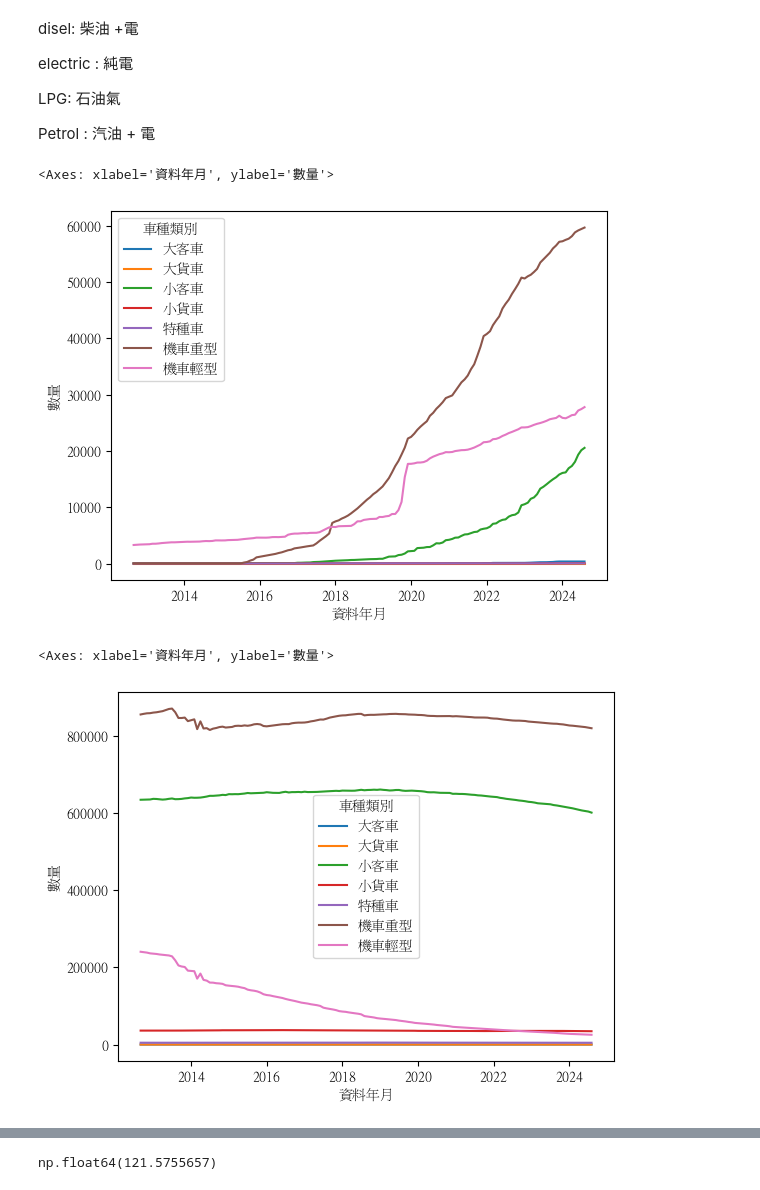
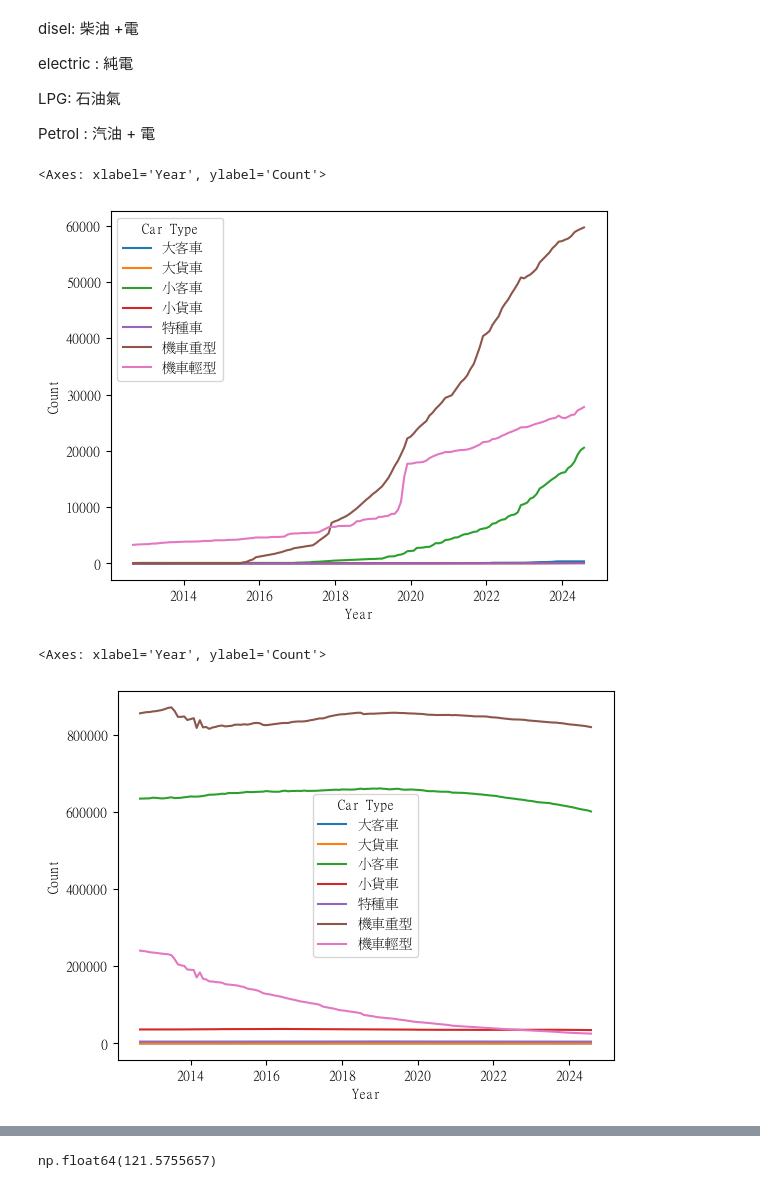
Before and after one commit to lilyleungch/erbscope99, a Jupyter notebook: data_cleansing/data_ploting.ipynb, the cells around one changed output, grey strips where cells are left out. Saved outputs shown, nothing was run; the diff lists cells and outputs as text; code cells hidden in the pictures.

```diff
--- a/data_cleansing/data_ploting.ipynb
+++ b/data_cleansing/data_ploting.ipynb
@@ -247,7 +238,8 @@ taipei_total.head()
-# %%
-taipei_type = taipei_total.set_index('燃料別')
+# %%
+taipei_total.head()
+taipei_total.rename(columns={'資料年月':'Year','縣市':'City','燃料別':'Fuel Type','車種類別':'Car Type', '數量':'Count'}, inplace = True)
 # %%
-taipei_total.index = pd.to_datetime(taipei_total['資料年月'],format = '%Y%m')
+taipei_total.index = pd.to_datetime(taipei_total['Year'],format = '%Y%m')
 # %%
 import matplotlib
 matplotlib.matplotlib_fname()
@@ -272,18 +264,18 @@ LPG: 石油氣
 
 Petrol : 汽油 + 電
 # %%
-taipei_electric_only = taipei_total[(taipei_total.燃料別 == '電能')]
-sns.lineplot(data = taipei_electric_only, x = taipei_electric_only.index, y = '數量', hue = '車種類別')
+taipei_electric_only = taipei_total[(taipei_total['Fuel Type'] == '電能')]
+sns.lineplot(data = taipei_electric_only, x = taipei_electric_only.index, y = 'Count', hue = 'Car Type')
 # %% [output]
-<Axes: xlabel='資料年月', ylabel='數量'>
+<Axes: xlabel='Year', ylabel='Count'>
-[figure, old version]
+[figure, new version]
 # %%
-taipei_petrol = taipei_total[(taipei_total.燃料別 == '汽油')]
+taipei_petrol = taipei_total[(taipei_total['Fuel Type'] == '汽油')]
 taipei_petrol.head(20)
-sns.lineplot(data = taipei_petrol, x = taipei_petrol.index, y = '數量', hue = '車種類別')
+sns.lineplot(data = taipei_petrol, x = taipei_petrol.index, y = 'Count', hue = 'Car Type')
 # %% [output]
-<Axes: xlabel='資料年月', ylabel='數量'>
+<Axes: xlabel='Year', ylabel='Count'>
-[figure, old version]
+[figure, new version]
 # %%
 from haversine import haversine, Unit
 taipei_charger = pd.read_csv('1121218-臺北市營利電動車充電站.csv', encoding = 'Big5')
```
Also changed, not shown: parts of 18 cells of this notebook, 1 other file.
